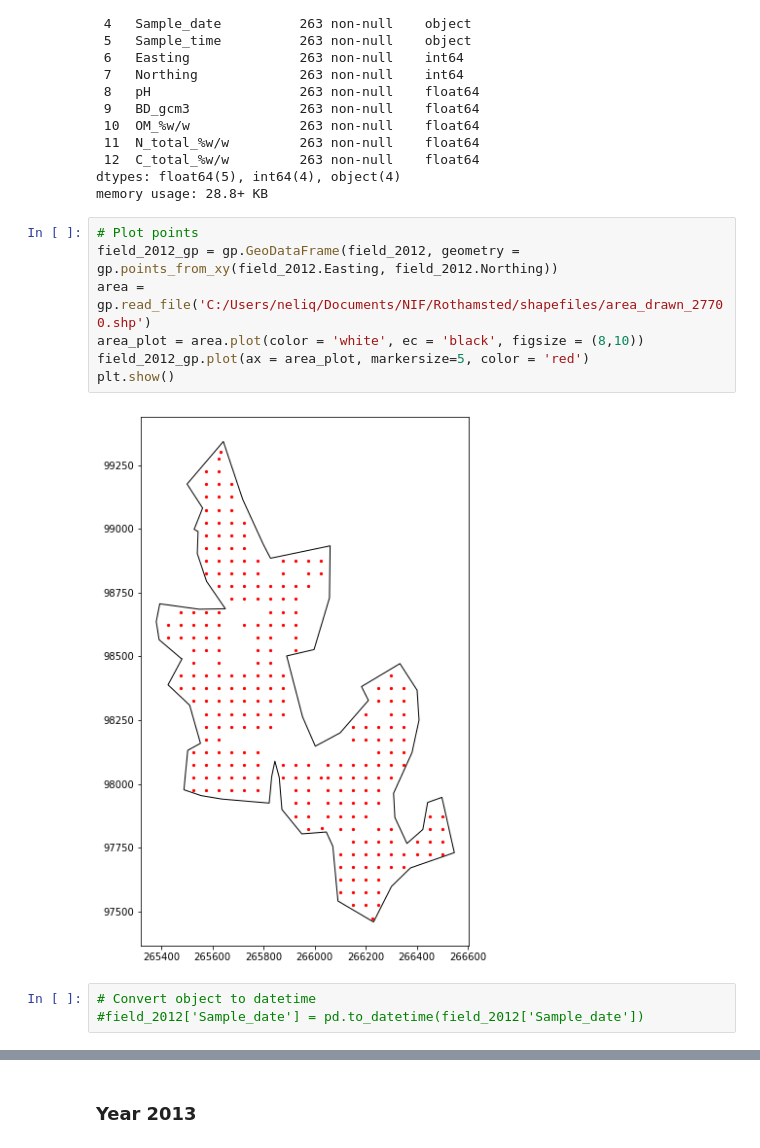
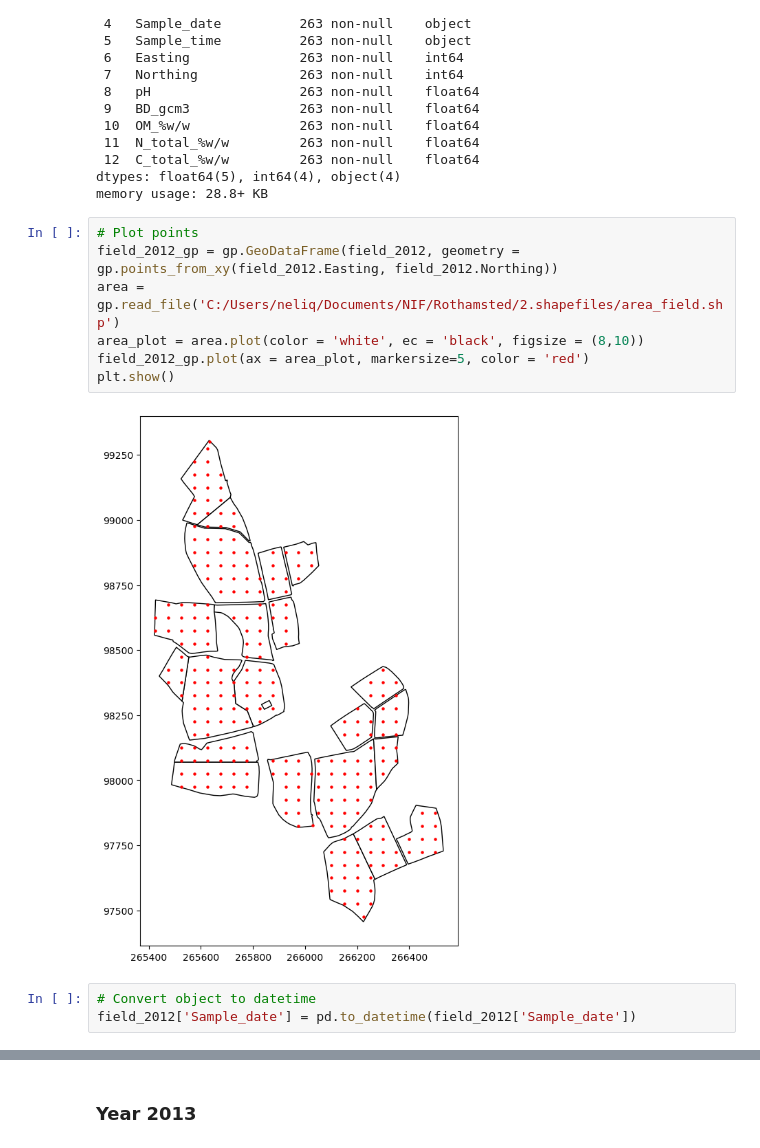
Before and after one commit to neli12/project-carbon-RR, a Jupyter notebook: First steps in analysing RR data.ipynb, the cells around one changed output, grey strips where cells are left out. Cells and saved outputs as stored; diff of their text form.

```diff
--- a/First steps in analysing RR data.ipynb
+++ b/First steps in analysing RR data.ipynb
@@ -176,15 +176,15 @@ memory usage: 28.8+ KB
 # %%
 # Plot points
 field_2012_gp = gp.GeoDataFrame(field_2012, geometry = gp.points_from_xy(field_2012.Easting, field_2012.Northing))
-area = gp.read_file('C:/Users/neliq/Documents/NIF/Rothamsted/shapefiles/area_drawn_27700.shp')
+area = gp.read_file('C:/Users/neliq/Documents/NIF/Rothamsted/2.shapefiles/area_field.shp')
 area_plot = area.plot(color = 'white', ec = 'black', figsize = (8,10))
 field_2012_gp.plot(ax = area_plot, markersize=5, color = 'red')
 plt.show()
 # %% [output]
-[figure, old version]
+[figure, new version]
 # %%
 # Convert object to datetime
-#field_2012['Sample_date'] = pd.to_datetime(field_2012['Sample_date'])
+field_2012['Sample_date'] = pd.to_datetime(field_2012['Sample_date'])
 # %%
 # Plot OM% and C% distribution
 plt.figure(figsize=(14,5))
```
Also changed, not shown: parts of 87 cells of this notebook.
